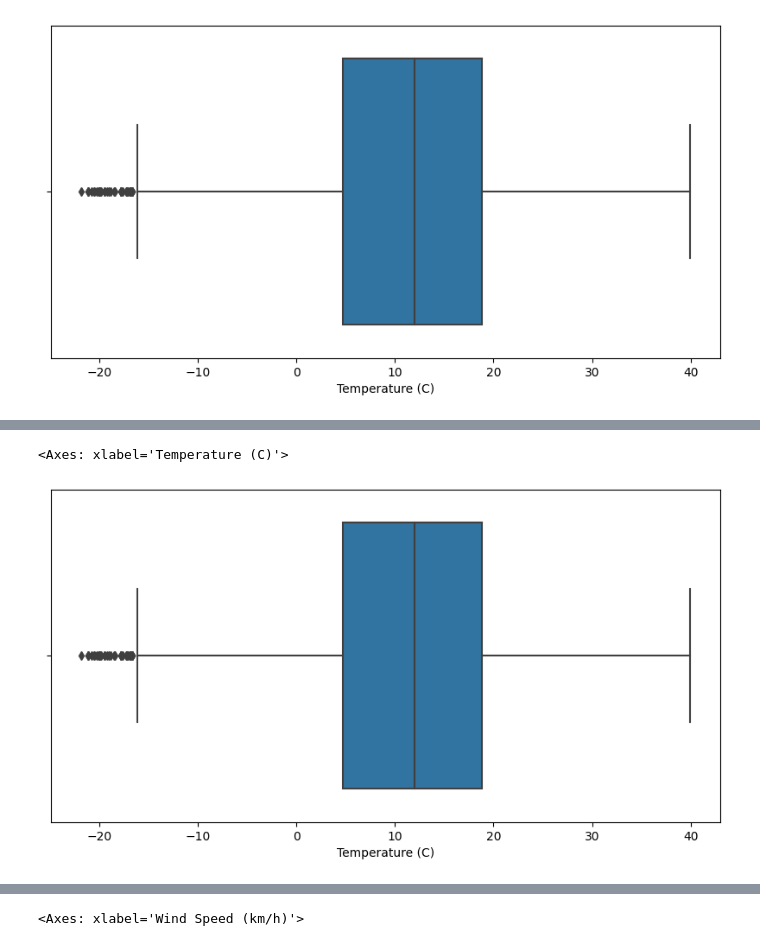
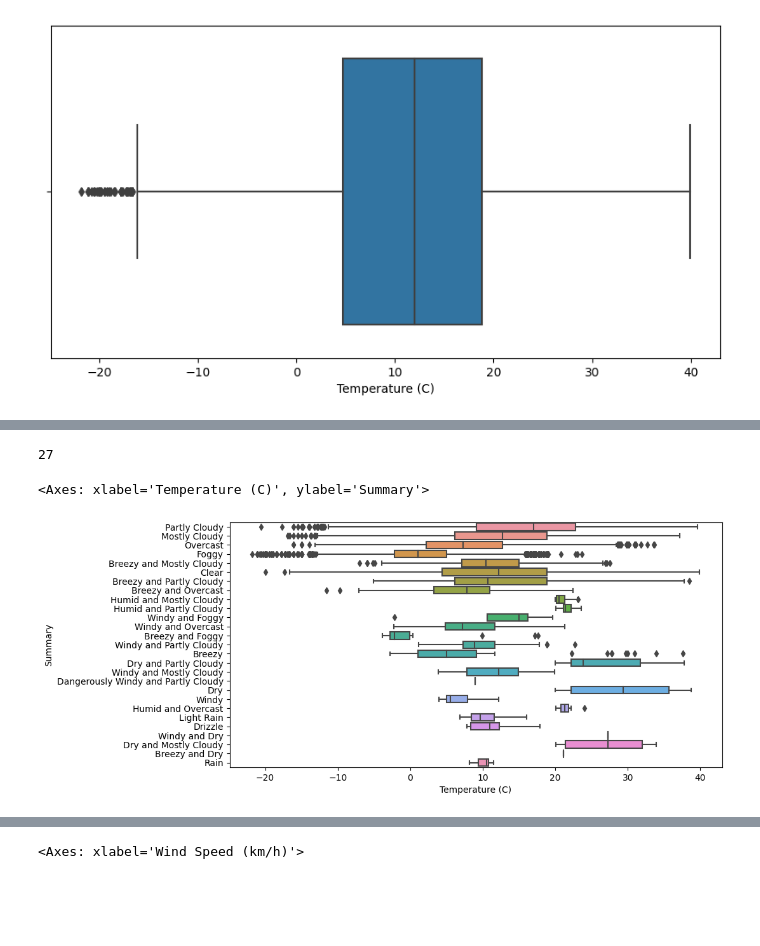
Before and after one commit to Diphalder/Mechine-Learning, a Jupyter notebook: new_weather.ipynb, the cells around one changed output, grey strips where cells are left out. Saved outputs shown, nothing was run; the diff lists cells and outputs as text; code cells hidden in the pictures; blank space fills up the shorter version.

```diff
--- a/new_weather.ipynb
+++ b/new_weather.ipynb
@@ -43,7 +43,7 @@ Pressure (millibars)          0
 Daily Summary                 0
 dtype: int64
 # %%
-dataset=dataset.drop(['Precip Type'], axis=1)
+dataset=dataset.drop(['Precip Type','Daily Summary'], axis=1)
 # %%
 dataset.isnull().sum()
 # %% [output]
@@ -60,6 +59,4 @@ Daily Summary               0
 dtype: int64
-# %%
-dataset = pd.get_dummies(dataset, columns=['Summary'])
 # %%
 dataset.head()
 # %% [output]
@@ -207,5 +183,9 @@ memory usage: 9.1+ MB
+# %%
+print(len(set(dataset['Summary'].unique())))
+# %% [output]
+27
 # %%
-sns.boxplot(x="Temperature (C)" , data=dataset)
+sns.boxplot(x="Temperature (C)" ,y='Summary', data=dataset)
 # %% [output]
-<Axes: xlabel='Temperature (C)'>
+<Axes: xlabel='Temperature (C)', ylabel='Summary'>
-[figure, old version]
+[figure, new version]
```
Also changed, not shown: parts of 8 cells of this notebook, 3 other files.
